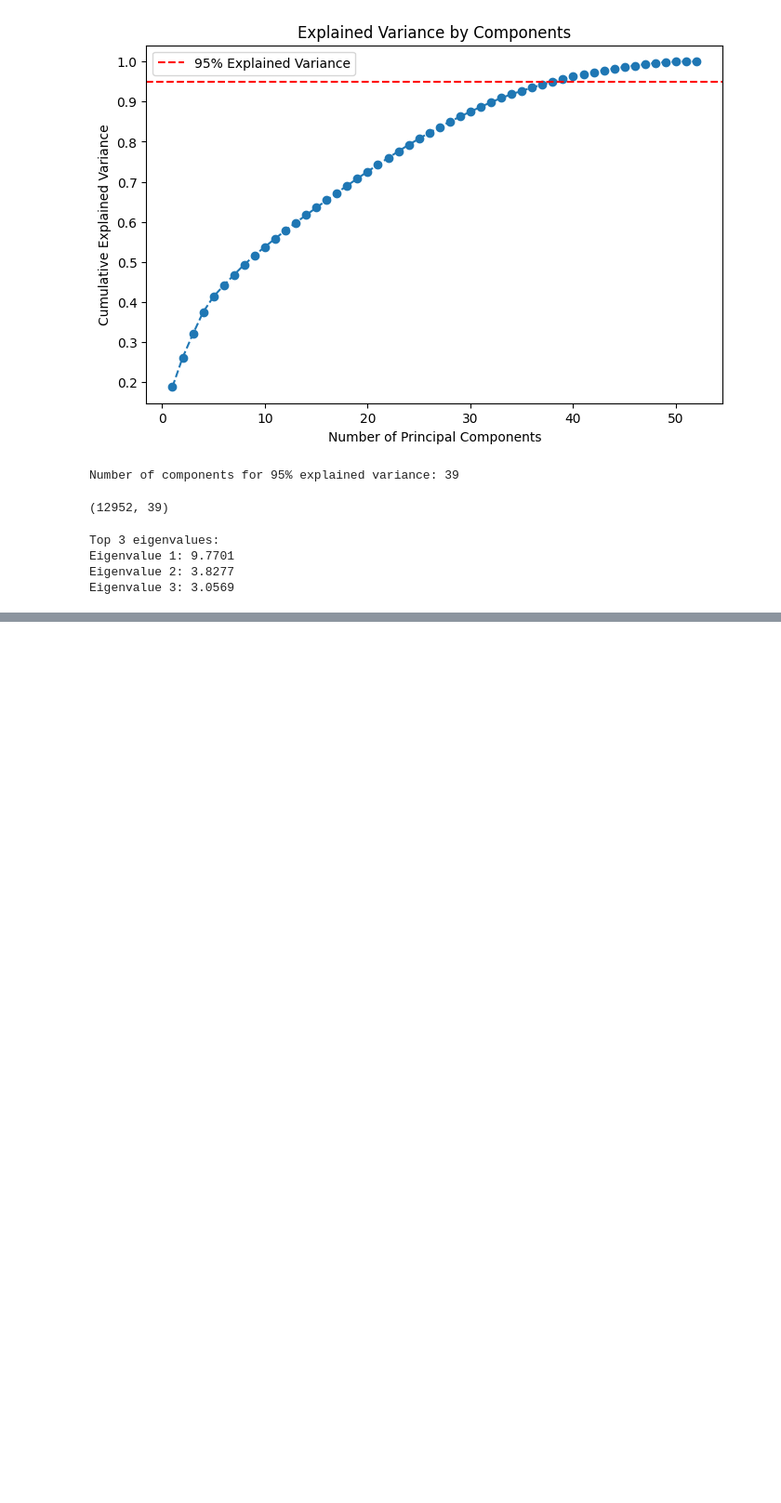
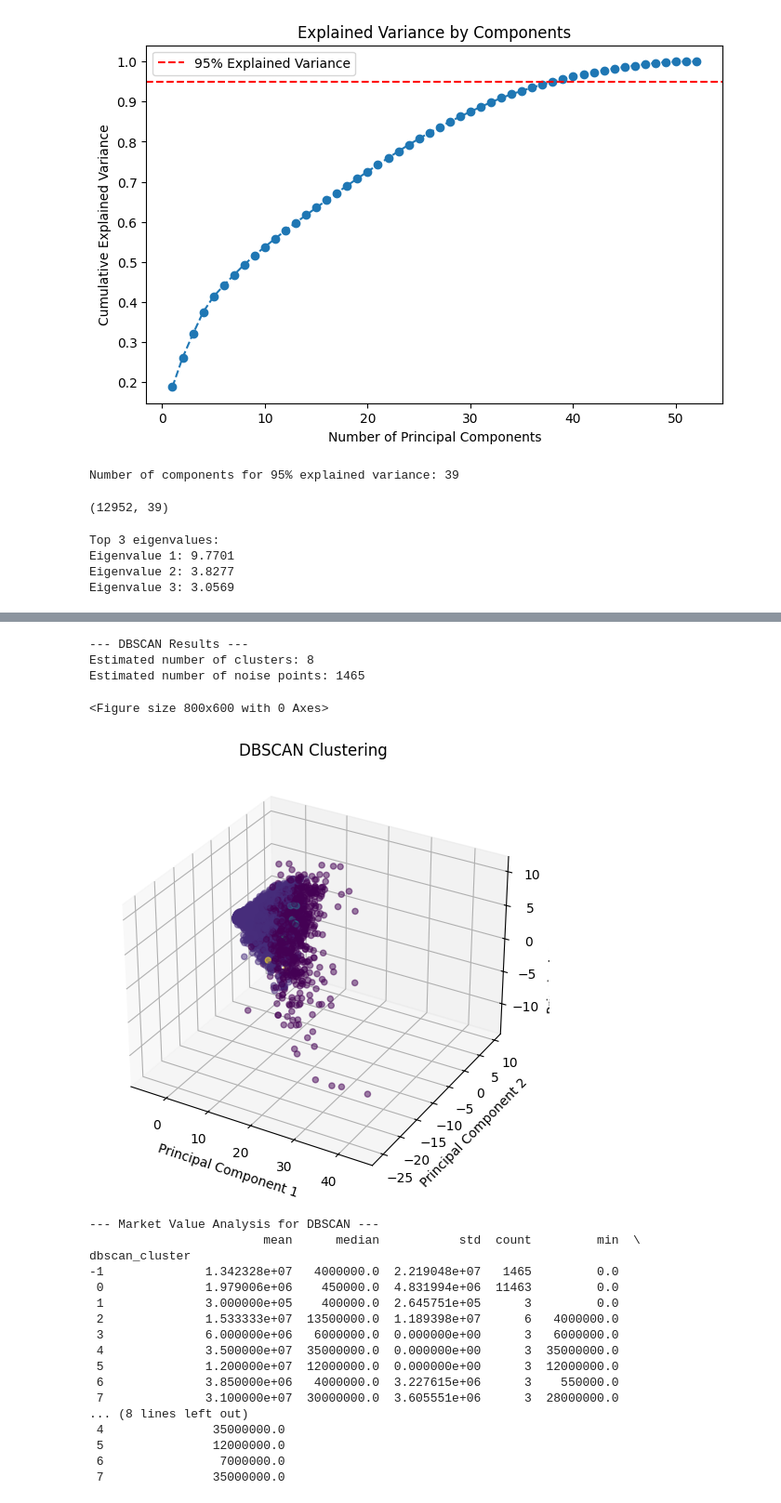
Before and after one commit to prnv19/FootballAnalytics, a Jupyter notebook: PCA_Clustering.ipynb, the cells around one changed output, grey strips where cells are left out. Shown at 93% size. Saved outputs shown, nothing was run; the diff lists cells and outputs as text; code cells hidden in the pictures; blank space fills up the shorter version.

```diff
--- a/PCA_Clustering.ipynb
+++ b/PCA_Clustering.ipynb
@@ -115,0 +323,79 @@ Eigenvalue 3: 3.0569
+# %%
+dbscan = DBSCAN(eps=6, min_samples=3)  # Adjust eps and min_samples!
+dbscan_labels = dbscan.fit_predict(data_for_clustering)
+df['dbscan_cluster'] = dbscan_labels
+
+n_clusters_ = len(set(dbscan_labels)) - (1 if -1 in dbscan_labels else 0)
+n_noise_ = list(dbscan_labels).count(-1)
+
+print("\n--- DBSCAN Results ---")
+print("Estimated number of clusters: %d" % n_clusters_)
+print("Estimated number of noise points: %d" % n_noise_)
+
+plt.figure(figsize=(8, 6))
+if data_for_clustering.shape[1] == 2:
+    plt.scatter(data_for_clustering[:, 0], data_for_clustering[:, 1], c=dbscan_labels, cmap='viridis', alpha=0.5)
+    plt.xlabel('Principal Component 1')
+    plt.ylabel('Principal Component 2')
+elif data_for_clustering.shape[1] >= 3:
+    fig = plt.figure(figsize=(8, 6))
+    ax = fig.add_subplot(111, projection='3d')
+    ax.scatter(data_for_clustering[:, 0], data_for_clustering[:, 1], data_for_clustering[:, 2], c=dbscan_labels, cmap='viridis', alpha=0.5)
+    ax.set_xlabel('Principal Component 1')
+    ax.set_ylabel('Principal Component 2')
+    ax.set_zlabel('Principal Component 3')
+plt.title('DBSCAN Clustering')
+plt.show()
+
+print("\n--- Market Value Analysis for DBSCAN ---")
+cluster_stats = df.groupby('dbscan_cluster')['MarketValue'].agg(['mean', 'median', 'std', 'count', 'min', 'max'])
+print(cluster_stats)
+
+# Create subplots (Box plot and Bar plot)
+fig, axes = plt.subplots(1, 2, figsize=(14, 6))
+
+# Handle potential missing clusters (e.g., only noise points)
+if -1 in cluster_stats.index:
+    df['dbscan_cluster'] = df['dbscan_cluster'].replace({-1: 'Noise'})
+
+# Box Plot
+sns.boxplot(x='dbscan_cluster', y='MarketValue', data=df, ax=axes[0])
+axes[0].set_title('Market Value Distribution by DBSCAN Cluster - Box Plot')
+axes[0].set_xlabel('Cluster')
+axes[0].set_ylabel('Market Value')
+
+# Bar Plot (Mean Market Value)
+#Handle the situation when there is only noise
+if cluster_stats.shape[0] > 1:
+    sns.barplot(x=cluster_stats.index, y=cluster_stats['mean'], ax=axes[1])
+    axes[1].set_title('Mean Market Value by DBSCAN Cluster')
+    axes[1].set_xlabel('Cluster')
+    axes[1].set_ylabel('Mean Market Value')
+else:
+  axes[1].text(0.5, 0.5, 'Only noise points detected', horizontalalignment='center',verticalalignment='center', transform=axes[1].transAxes)
+
+plt.tight_layout()
+plt.show()
+# %% [output]
+--- DBSCAN Results ---
+Estimated number of clusters: 8
+Estimated number of noise points: 1465
+<Figure size 800x600 with 0 Axes>
+[figure, added]
+--- Market Value Analysis for DBSCAN ---
+                        mean      median           std  count         min  \
+dbscan_cluster
+-1              1.342328e+07   4000000.0  2.219048e+07   1465         0.0
+ 0              1.979006e+06    450000.0  4.831994e+06  11463         0.0
+ 1              3.000000e+05    400000.0  2.645751e+05      3         0.0
+ 2              1.533333e+07  13500000.0  1.189398e+07      6   4000000.0
+ 3              6.000000e+06   6000000.0  0.000000e+00      3   6000000.0
+ 4              3.500000e+07  35000000.0  0.000000e+00      3  35000000.0
+ 5              1.200000e+07  12000000.0  0.000000e+00      3  12000000.0
+ 6              3.850000e+06   4000000.0  3.227615e+06      3    550000.0
+ 7              3.100000e+07  30000000.0  3.605551e+06      3  28000000.0
+... (8 lines left out)
+ 4               35000000.0
+ 5               12000000.0
+ 6                7000000.0
+ 7               35000000.0
```
Also changed, not shown: parts of 11 cells of this notebook.
